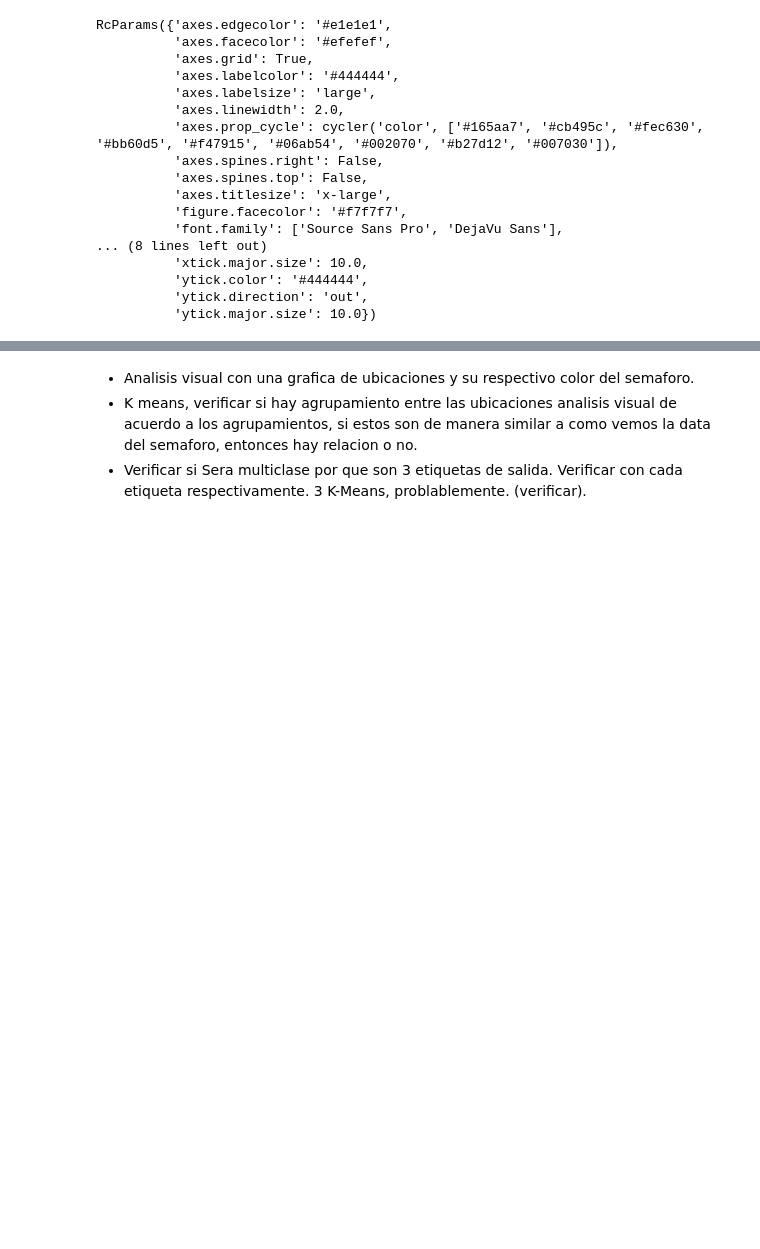
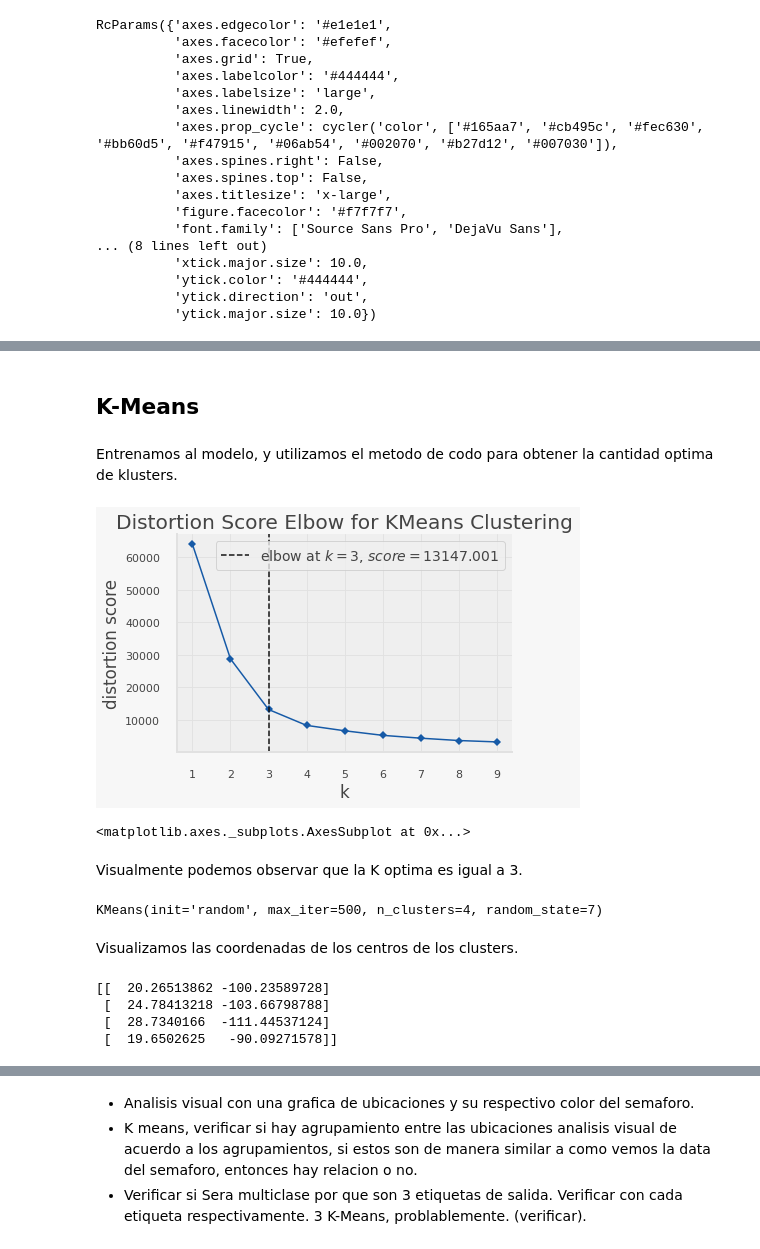
Before and after one commit to PosgradoMNA/actividades-del-projecto-equipo-48, a Jupyter notebook: Reto/Entrega1/Reto_Entrega_1.ipynb, the cells around one changed output, grey strips where cells are left out. Cells and saved outputs as stored; diff of their text form; code cells hidden in the pictures; blank space fills up the shorter version.

```diff
--- a/Reto/Entrega1/Reto_Entrega_1.ipynb
+++ b/Reto/Entrega1/Reto_Entrega_1.ipynb
@@ -423,0 +425,35 @@ Name: SEMAFORO, Length: 1068, dtype: object>
+# %% [markdown]
+## K-Means
+# %% [markdown]
+Entrenamos al modelo, y utilizamos el metodo de codo para obtener la cantidad optima de klusters.
+# %%
+from sklearn.cluster import KMeans #módulo KMeans
+from yellowbrick.cluster import KElbowVisualizer #Visualizador del método del codo
+
+
+model = KMeans(init="random",max_iter=500,random_state=7) #creamos el modelo
+plot = KElbowVisualizer(model, k=(1,10),timings=False) # creamos el objeto con el que haremos el plot
+
+plot.fit(latlong) #entrenamos al modelo con nuestros datos
+plot.show()
+# %% [output]
+[figure, added]
+<matplotlib.axes._subplots.AxesSubplot at 0x...>
+# %% [markdown]
+Visualmente podemos observar que la K optima es igual a 3.
+# %%
+# Entrenamos con la K optima
+best_center=KMeans(n_clusters=4,init="random",max_iter=500,random_state=7)
+best_center.fit(latlong)
+# %% [output]
+KMeans(init='random', max_iter=500, n_clusters=4, random_state=7)
+# %% [markdown]
+  Visualizamos las coordenadas de los centros de los clusters.
+# %%
+centers = best_center.cluster_centers_
+print(centers)
+# %% [output]
+[[  20.26513862 -100.23589728]
+ [  24.78413218 -103.66798788]
+ [  28.7340166  -111.44537124]
+ [  19.6502625   -90.09271578]]
```
Also changed, not shown: parts of 19 cells of this notebook.
